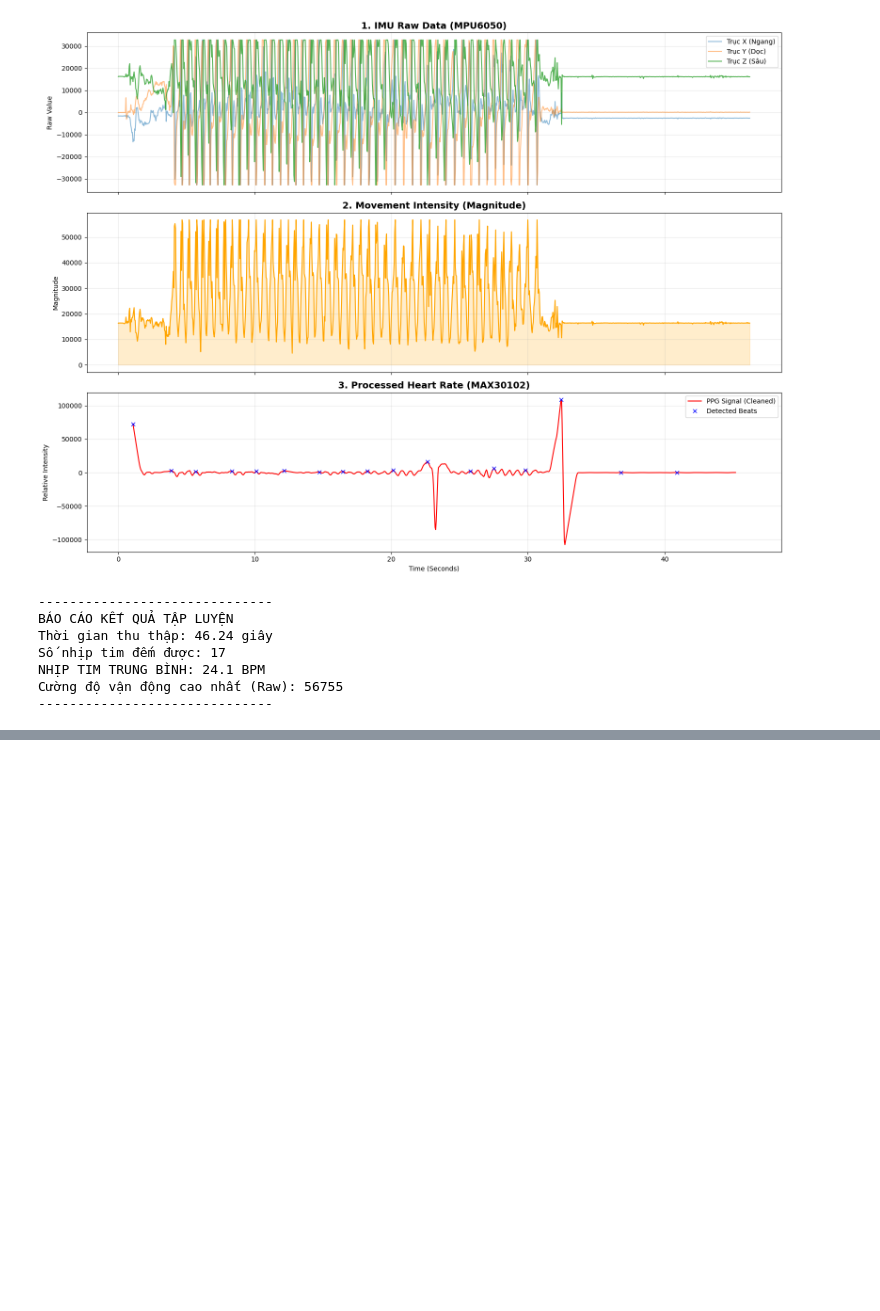
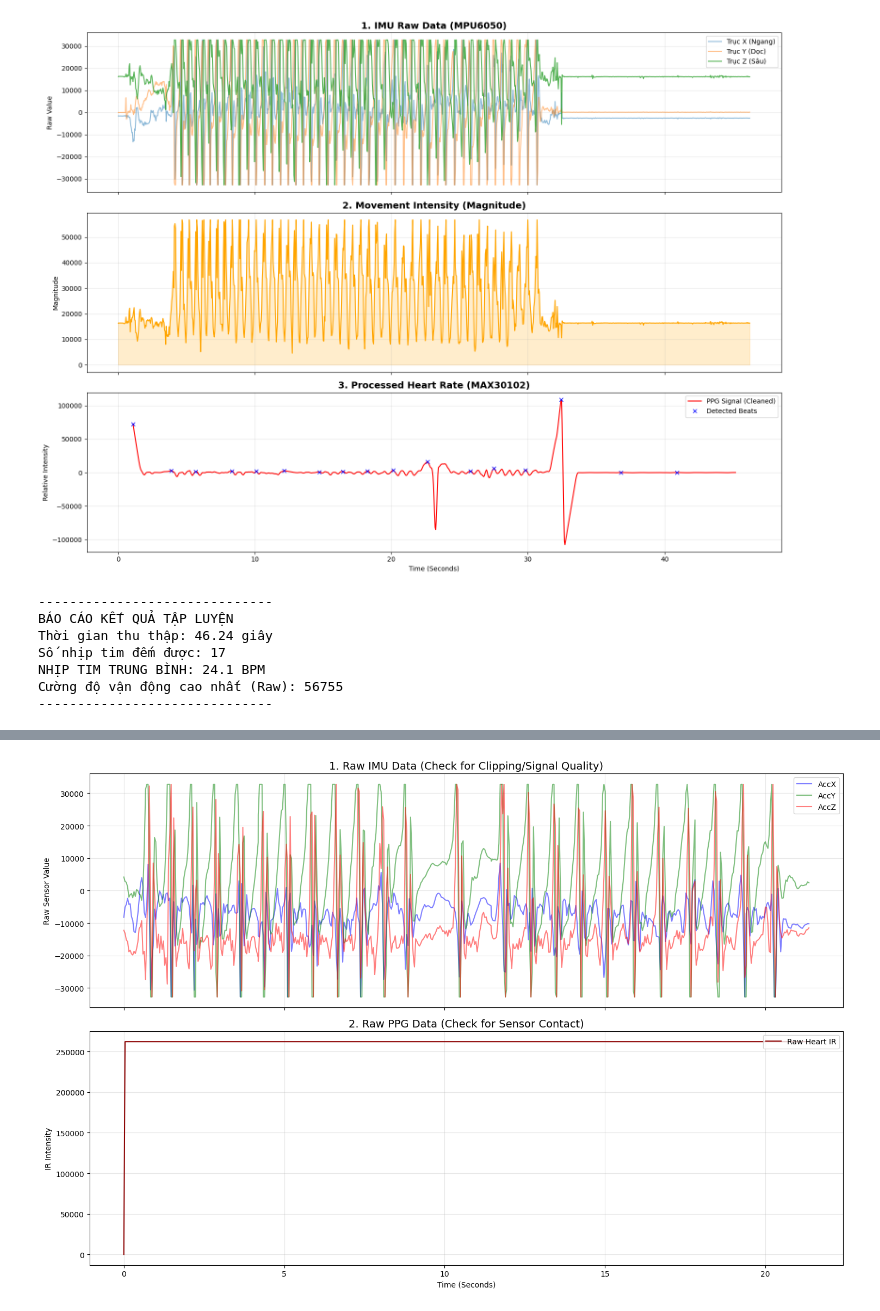
Before and after one commit to ChuoiUhuhu0727/Martial-Arts-Signal-Analysis, a Jupyter notebook: src/4th_analyze data.ipynb, the cells around one changed output, grey strips where cells are left out. Saved outputs shown, nothing was run; the diff lists cells and outputs as text; code cells hidden in the pictures; blank space fills up the shorter version.

```diff
--- a/src/4th_analyze data.ipynb
+++ b/src/4th_analyze data.ipynb
@@ -290,0 +293,13 @@ Cường độ vận động cao nhất (Raw): 56755
+# %%
+import pandas as pd
+import numpy as np
+import matplotlib.pyplot as plt
+from scipy.signal import butter, filtfilt, find_peaks
+
+# --- TỰ ĐIỀN TÊN FILE CẬU VỪA THU ĐƯỢC Ở ĐÂY ---
+file_path = r"C:\Users\Admin\Downloads\draft_one_signal_final_project\src\aikido_data_1776318285.csv"
+df = pd.read_csv(file_path)
+
+print("Cấu trúc dữ liệu:")
+print(df.head())
+print(f"\nTổng số mẫu: {len(df)}")
@@ -290,0 +316,24 @@ Cường độ vận động cao nhất (Raw): 56755
+# %%
+fig, (ax1, ax2) = plt.subplots(2, 1, figsize=(15, 10), sharex=True)
+
+# 1. Raw IMU (Gia tốc 3 trục)
+ax1.plot(df['Timestamp'], df['AccX'], label='AccX', color='blue', alpha=0.5)
+ax1.plot(df['Timestamp'], df['AccY'], label='AccY', color='green', alpha=0.5)
+ax1.plot(df['Timestamp'], df['AccZ'], label='AccZ', color='red', alpha=0.5)
+ax1.set_title("1. Raw IMU Data (Check for Clipping/Signal Quality)", fontsize=14)
+ax1.set_ylabel("Raw Sensor Value")
+ax1.legend(loc='upper right')
+ax1.grid(True, alpha=0.3)
+
+# 2. Raw PPG (Dữ liệu tim thô)
+ax2.plot(df['Timestamp'], df['Heart_IR'], color='darkred', label='Raw Heart IR')
+ax2.set_title("2. Raw PPG Data (Check for Sensor Contact)", fontsize=14)
+ax2.set_ylabel("IR Intensity")
+ax2.set_xlabel("Time (Seconds)")
+ax2.legend(loc='upper right')
+ax2.grid(True, alpha=0.3)
+
+plt.tight_layout()
+plt.show()
+# %% [output]
+[figure, added]
```
Also changed, not shown: parts of 4 cells of this notebook, 9 other files.
